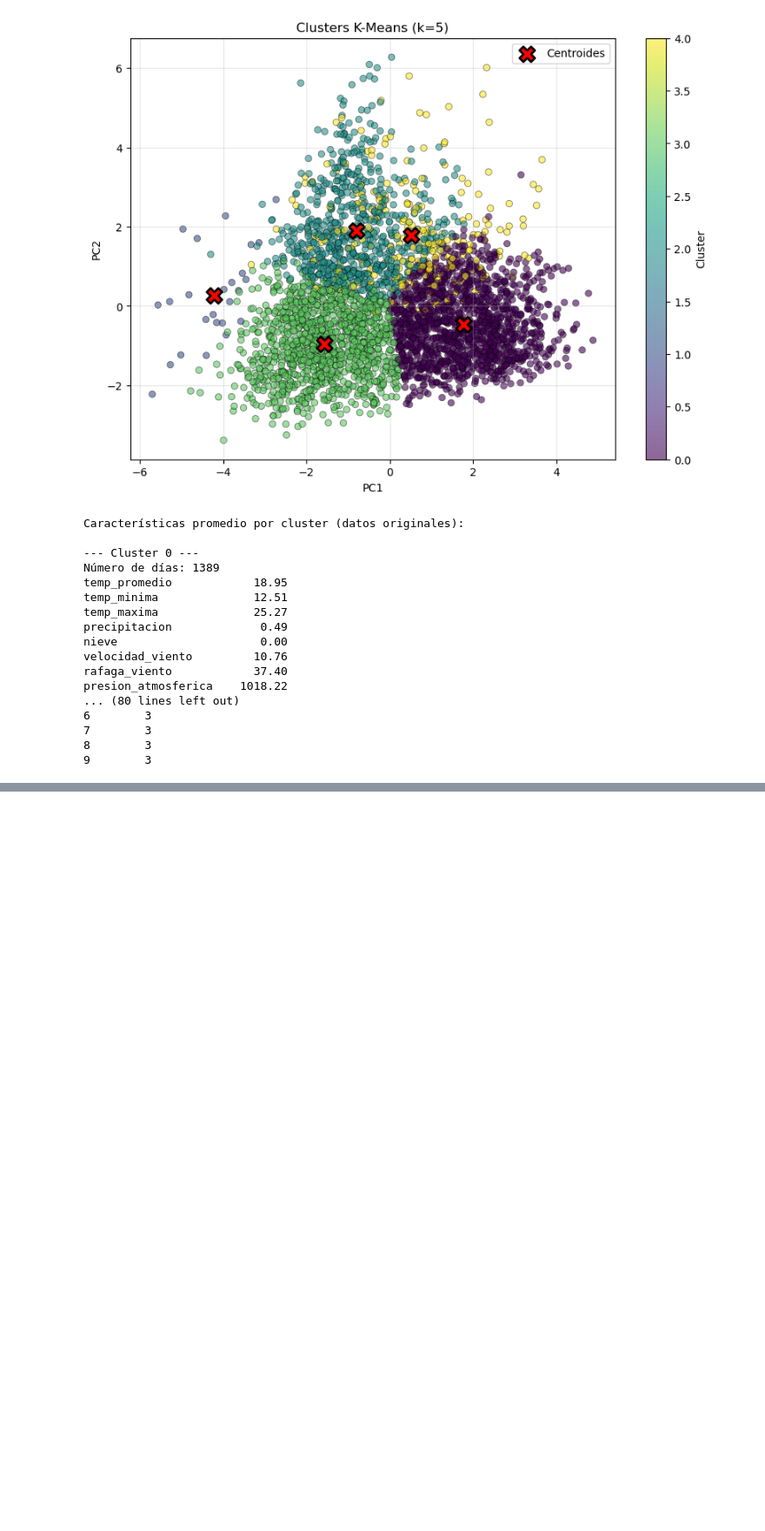
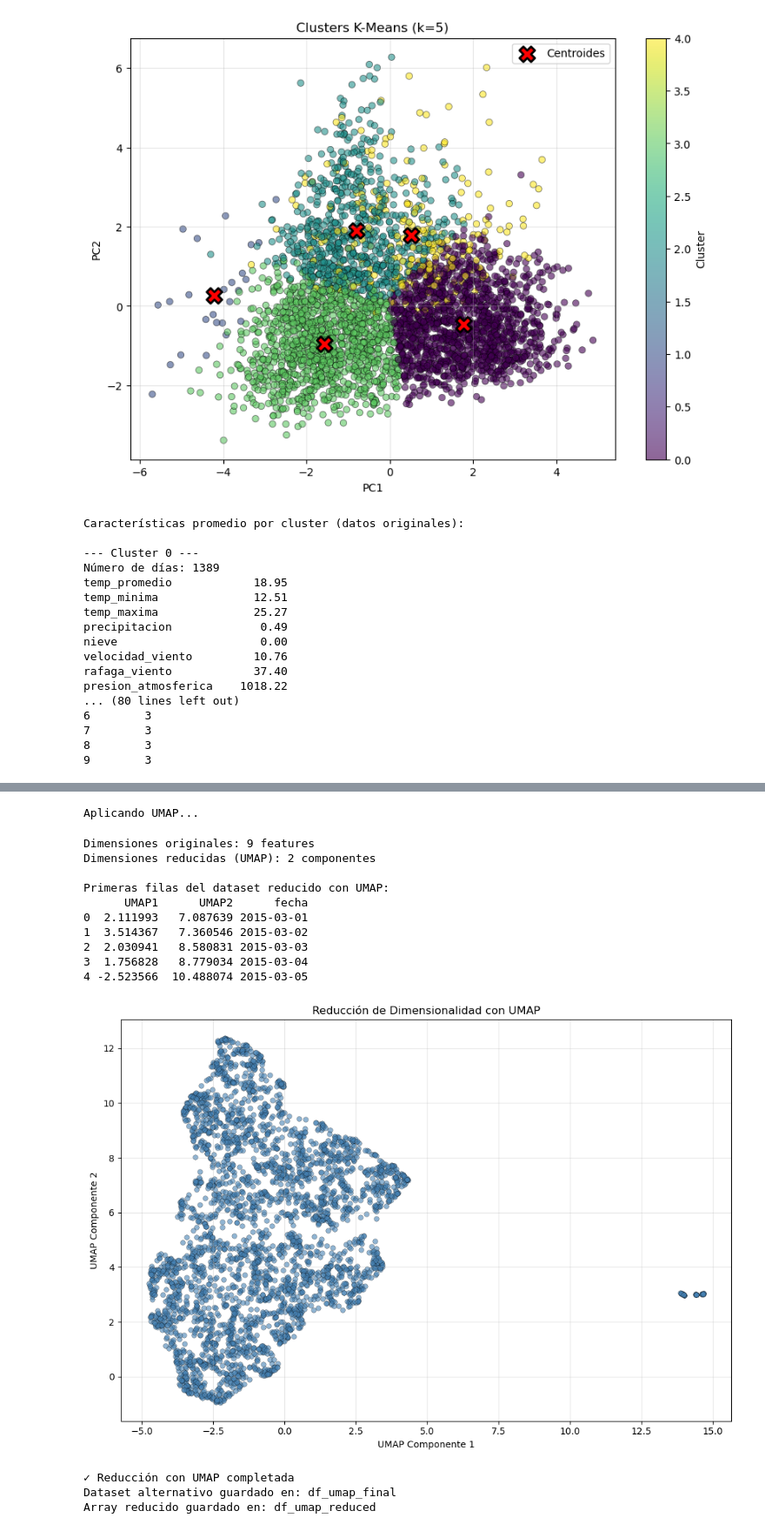
Before and after one commit to diegoaraniva/wheather_report_kmeans, a Jupyter notebook: Final-Project.ipynb, the cells around one changed output, grey strips where cells are left out. Shown at 87% size. Cells and saved outputs as stored; diff of their text form; code cells hidden in the pictures; blank space fills up the shorter version.

Commit message:
feat. Adding UMAP + DBScan model to project

```diff
--- a/Final-Project.ipynb
+++ b/Final-Project.ipynb
@@ -592,3 +595,61 @@ Interpretación de métricas:
 - Lift > 1: Indica asociación positiva (items relacionados)
 - Lift = 1: Independencia (no hay relación)
 - Lift < 1: Asociación negativa (items mutuamente exclusivos)
+# %%
+# Preparar datos para UMAP (excluir la columna de fecha)
+df_umap_input = df_clean.select_dtypes(include=[np.number]).copy()
+
+# 1. Estandarizar los datos (importante para UMAP)
+scaler_umap = StandardScaler()
+df_scaled_umap = scaler_umap.fit_transform(df_umap_input)
+
+# 2. Aplicar UMAP para reducción a 2D
+print("Aplicando UMAP...")
+reducer = umap.UMAP(
+    n_components=2,
+    n_neighbors=15,
+    min_dist=0.1,
+    metric='euclidean',
+    random_state=42
+)
+df_umap_reduced = reducer.fit_transform(df_scaled_umap)
+
+# 3. Crear DataFrame con componentes reducidos
+df_umap_final = pd.DataFrame(df_umap_reduced, columns=['UMAP1', 'UMAP2'])
+df_umap_final['fecha'] = df_clean['fecha'].values
+
+print(f"\nDimensiones originales: {df_umap_input.shape[1]} features")
+print(f"Dimensiones reducidas (UMAP): 2 componentes")
+print("\nPrimeras filas del dataset reducido con UMAP:")
+print(df_umap_final.head())
+
+# 4. Visualizar la reducción UMAP
+plt.figure(figsize=(10, 7))
+plt.scatter(df_umap_final['UMAP1'], df_umap_final['UMAP2'],
+            alpha=0.6, edgecolors='black', linewidth=0.3, s=30, c='steelblue')
+plt.xlabel('UMAP Componente 1')
+plt.ylabel('UMAP Componente 2')
+plt.title('Reducción de Dimensionalidad con UMAP')
+plt.grid(True, alpha=0.3)
+plt.tight_layout()
+plt.show()
+
+print("\n✓ Reducción con UMAP completada")
+print(f"Dataset alternativo guardado en: df_umap_final")
+print(f"Array reducido guardado en: df_umap_reduced")
+# %% [output]
+Aplicando UMAP...
+Dimensiones originales: 9 features
+Dimensiones reducidas (UMAP): 2 componentes
+
+Primeras filas del dataset reducido con UMAP:
+      UMAP1      UMAP2      fecha
+0  2.111993   7.087639 2015-03-01
+1  3.514367   7.360546 2015-03-02
+2  2.030941   8.580831 2015-03-03
+3  1.756828   8.779034 2015-03-04
+4 -2.523566  10.488074 2015-03-05
+[figure, added]
+✓ Reducción con UMAP completada
+Dataset alternativo guardado en: df_umap_final
+Array reducido guardado en: df_umap_reduced
```
Also changed, not shown: parts of 4 cells of this notebook, 3 other files.
